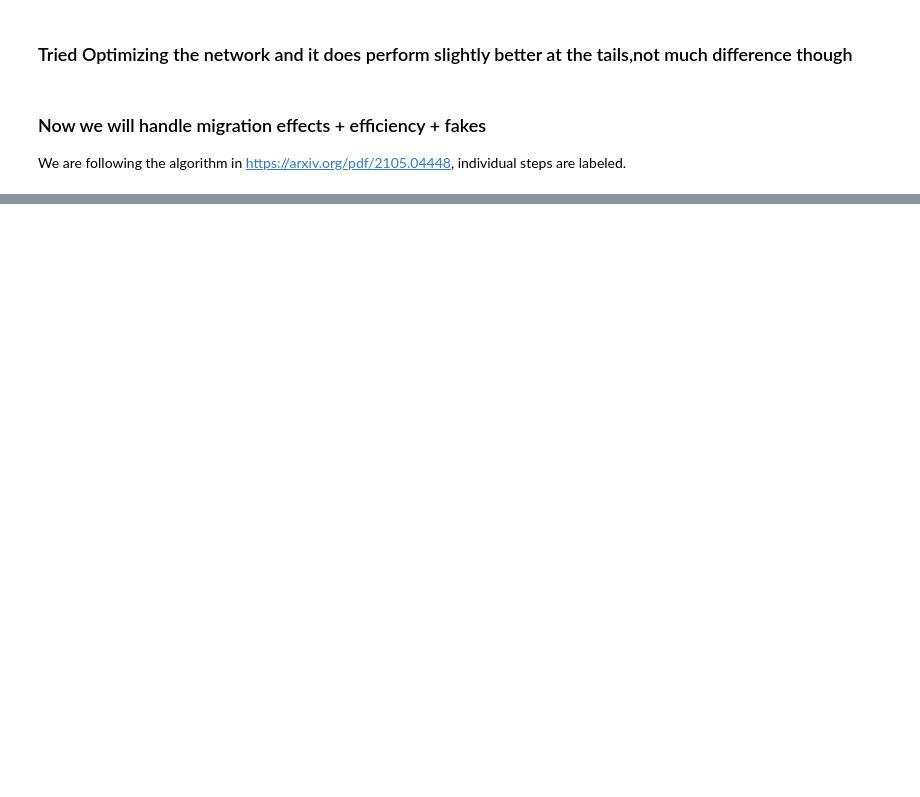
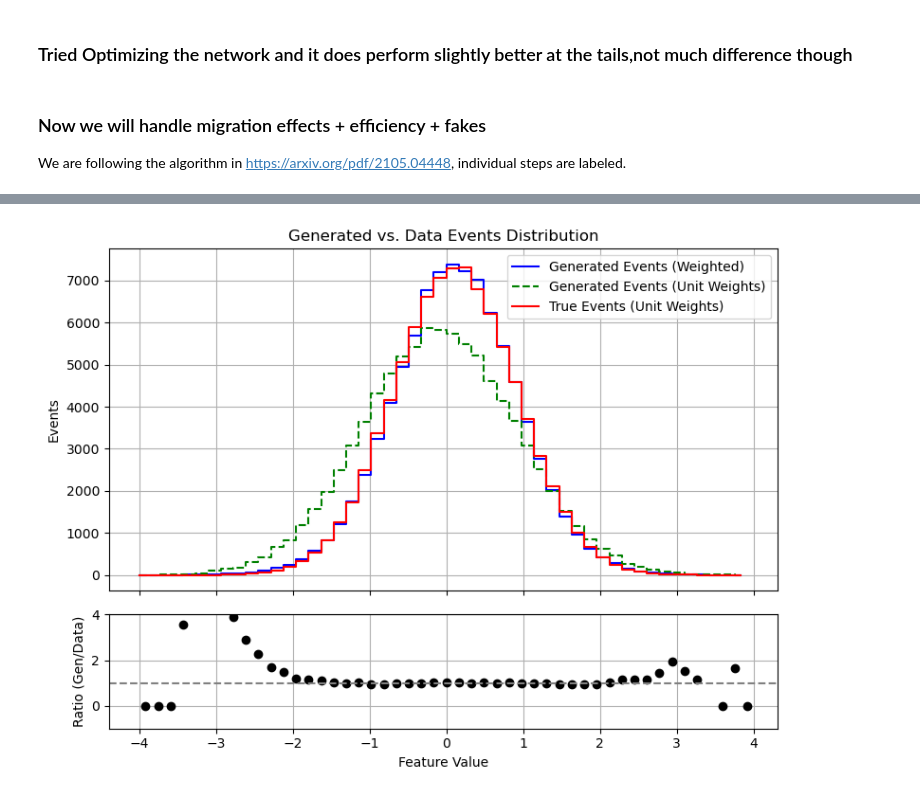
Before and after one commit to yashmehra028/OmniFold, a Jupyter notebook: MyExample.ipynb, the cells around one changed output, grey strips where cells are left out. Saved outputs shown, nothing was run; the diff lists cells and outputs as text; code cells hidden in the pictures; blank space fills up the shorter version.

Commit message:
added unweighted plot

```diff
--- a/MyExample.ipynb
+++ b/MyExample.ipynb
@@ -538,41 +549,46 @@ final_xT = X_T_data_eff[X_T_data_eff != dummyval]
 # Define binning
 bins = np.linspace(-4, 4, 50)
 
-# Compute histograms (weighted for generated events, unit weights for data events)
-hist_final_xG, bin_edges = np.histogram(final_xG, bins=bins, weights=final_w_synth)
-hist_final_xT, _ = np.histogram(final_xT, bins=bins)
+# Compute histograms
+hist_final_xG_weighted, bin_edges = np.histogram(final_xG, bins=bins, weights=final_w_synth)
+hist_final_xG_unweighted, _ = np.histogram(final_xG, bins=bins)  # Unweighted
+hist_final_xT, _ = np.histogram(final_xT, bins=bins)  # True data (unit weights)
 
 # Compute bin centers for plotting
 bin_centers = (bin_edges[:-1] + bin_edges[1:]) / 2
 
 # Compute ratio (handling division by zero)
-ratio = np.divide(hist_final_xG, hist_final_xT, out=np.zeros_like(hist_final_xG, dtype=float), where=hist_final_xT > 0)
+ratio = np.divide(hist_final_xG_weighted, hist_final_xT, out=np.zeros_like(hist_final_xG_weighted, dtype=float), where=hist_final_xT > 0)
 
 # Create figure with two subplots (histogram + ratio plot)
 fig, ax = plt.subplots(2, 1, gridspec_kw={'height_ratios': [3, 1]}, sharex=True, figsize=(8, 6))
 
-# Plot step histograms
-ax[0].step(bin_edges[:-1], hist_final_xG, where="mid", label="Generated Events (Weighted)", color="blue", linewidth=1.5)
-ax[0].step(bin_edges[:-1], hist_final_xT, where="mid", label="Data Events (Unit Weights)", color="red", linewidth=1.5)
+# Plot step histograms in upper subplot
+ax[0].step(bin_edges[:-1], hist_final_xG_weighted, where="mid", label="Generated Events (Weighted)", color="blue", linewidth=1.5)
+ax[0].step(bin_edges[:-1], hist_final_xG_unweighted, where="mid", label="Generated Events (Unit Weights)", color="green", linestyle='dashed', linewidth=1.5)
+ax[0].step(bin_edges[:-1], hist_final_xT, where="mid", label="True Events (Unit Weights)", color="red", linewidth=1.5)
 
+# Labels and legend
 ax[0].legend()
 ax[0].set_ylabel("Events")
 ax[0].set_title("Generated vs. Data Events Distribution")
 ax[0].grid(True)
 
 # Plot ratio in lower subplot
 ax[1].plot(bin_centers, ratio, marker='o', linestyle='none', color='black', label="Ratio (Gen/Data)")
 
 # Ratio plot settings
 ax[1].axhline(1, linestyle='dashed', color='gray')  # Reference line at y=1
 ax[1].set_ylabel("Ratio (Gen/Data)")
 ax[1].set_xlabel("Feature Value")
 ax[1].set_ylim(-1, 4)  # Adjust y-limit for better visibility
 ax[1].grid(True)
 
 # Show the plot
 plt.tight_layout()
 plt.show()
+# %% [output]
+[figure, added]
 # %%
 # import numpy as np
 # import tensorflow as tf
```
Also changed, not shown: parts of 5 cells of this notebook.
